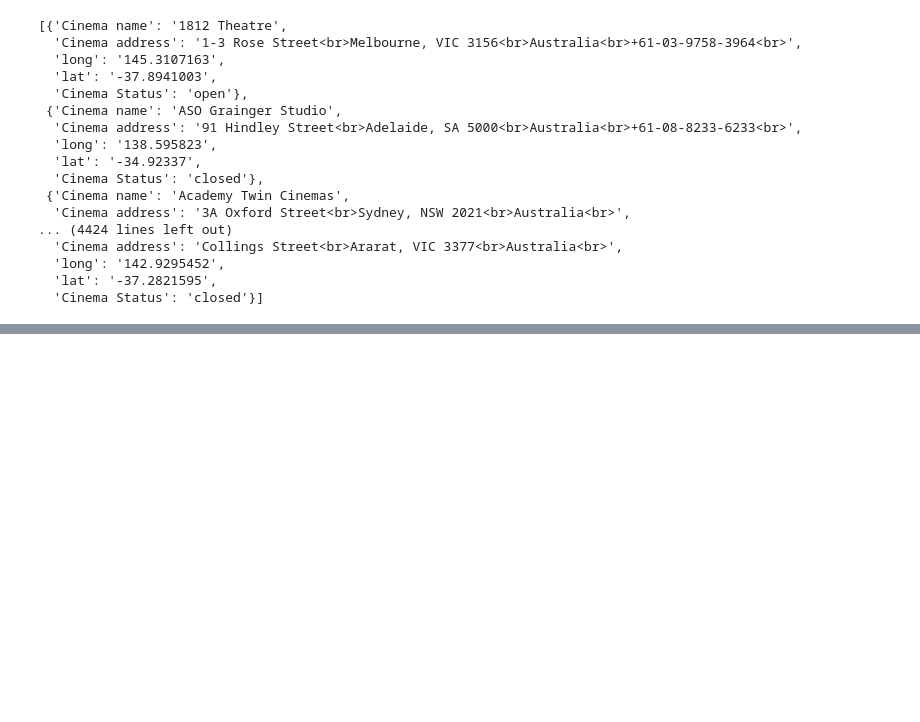
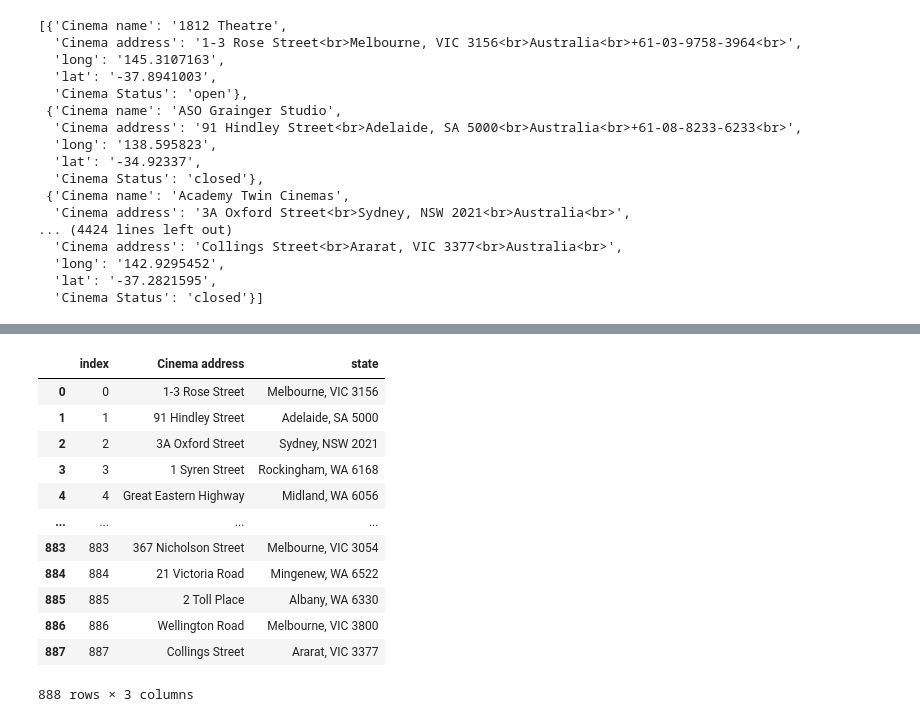
Before and after one commit to CarmenK2/Cinema-vs-Streaming, a Jupyter notebook: static/python/CinemaLocations2022.ipynb, the cells around one changed output, grey strips where cells are left out. Saved outputs shown, nothing was run; the diff lists cells and outputs as text; code cells hidden in the pictures; blank space fills up the shorter version.

```diff
--- a/static/python/CinemaLocations2022.ipynb
+++ b/static/python/CinemaLocations2022.ipynb
@@ -189,0 +198,20 @@ df
+# %%
+# Set index
+df12 = df12.reset_index()
+
+# Display dataframe
+df12
+# %% [output]
+|  | index | Cinema address | state |
+| 0 | 0 | 1-3 Rose Street | Melbourne, VIC 3156 |
+| 1 | 1 | 91 Hindley Street | Adelaide, SA 5000 |
+| 2 | 2 | 3A Oxford Street | Sydney, NSW 2021 |
+| 3 | 3 | 1 Syren Street | Rockingham, WA 6168 |
+| 4 | 4 | Great Eastern Highway | Midland, WA 6056 |
+| ... | ... | ... | ... |
+| 883 | 883 | 367 Nicholson Street | Melbourne, VIC 3054 |
+| 884 | 884 | 21 Victoria Road | Mingenew, WA 6522 |
+| 885 | 885 | 2 Toll Place | Albany, WA 6330 |
+| 886 | 886 | Wellington Road | Melbourne, VIC 3800 |
+| 887 | 887 | Collings Street | Ararat, VIC 3377 |
+888 rows × 3 columns
```
Also changed, not shown: parts of 7 cells of this notebook, 1 other file.
